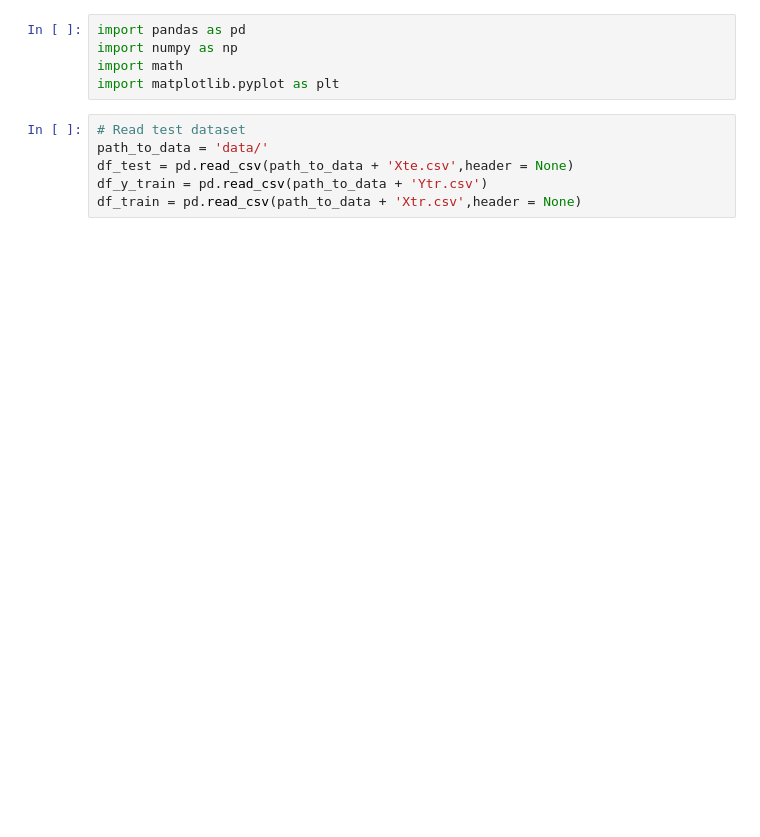
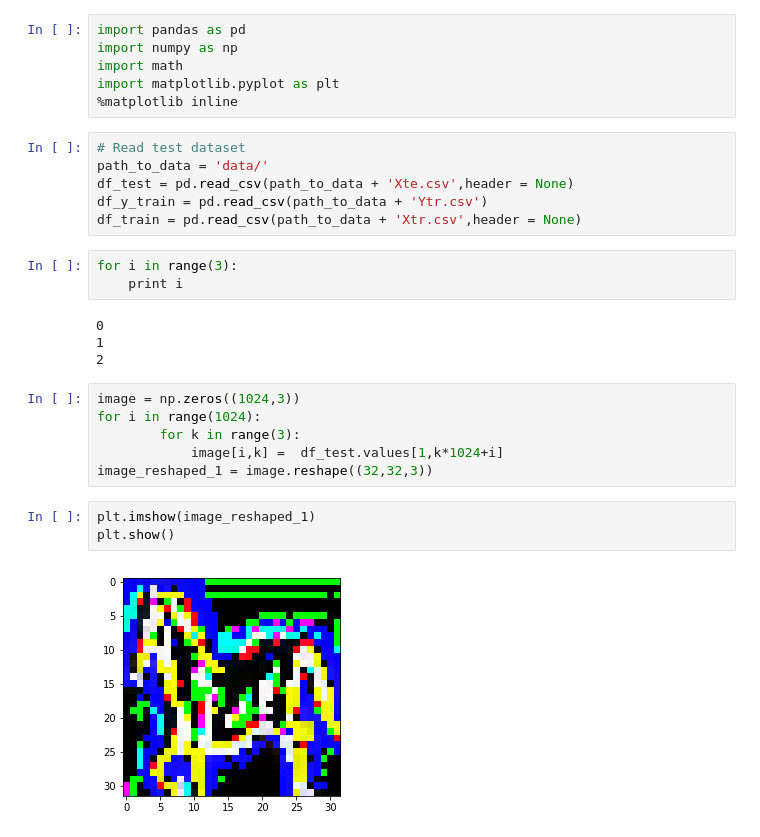
Before and after one commit to 14kirchm/challenge_KernelMethods, a Jupyter notebook: Kernel.ipynb, the cells around one changed output. Cells and saved outputs as stored; diff of their text form; blank space fills up the shorter version.

```diff
--- a/Kernel.ipynb
+++ b/Kernel.ipynb
@@ -3,9 +3,28 @@ import pandas as pd
 import numpy as np
 import math
 import matplotlib.pyplot as plt
+%matplotlib inline
 # %%
 # Read test dataset
 path_to_data = 'data/'
 df_test = pd.read_csv(path_to_data + 'Xte.csv',header = None)
 df_y_train = pd.read_csv(path_to_data + 'Ytr.csv')
 df_train = pd.read_csv(path_to_data + 'Xtr.csv',header = None)
+# %%
+for i in range(3):
+    print i
+# %% [output]
+0
+1
+2
+# %%
+image = np.zeros((1024,3))
+for i in range(1024):
+        for k in range(3):
+            image[i,k] =  df_test.values[1,k*1024+i]
+image_reshaped_1 = image.reshape((32,32,3))
+# %%
+plt.imshow(image_reshaped_1)
+plt.show()
+# %% [output]
+[figure, added]
```
Also changed, not shown: parts of 2 cells of this notebook.
